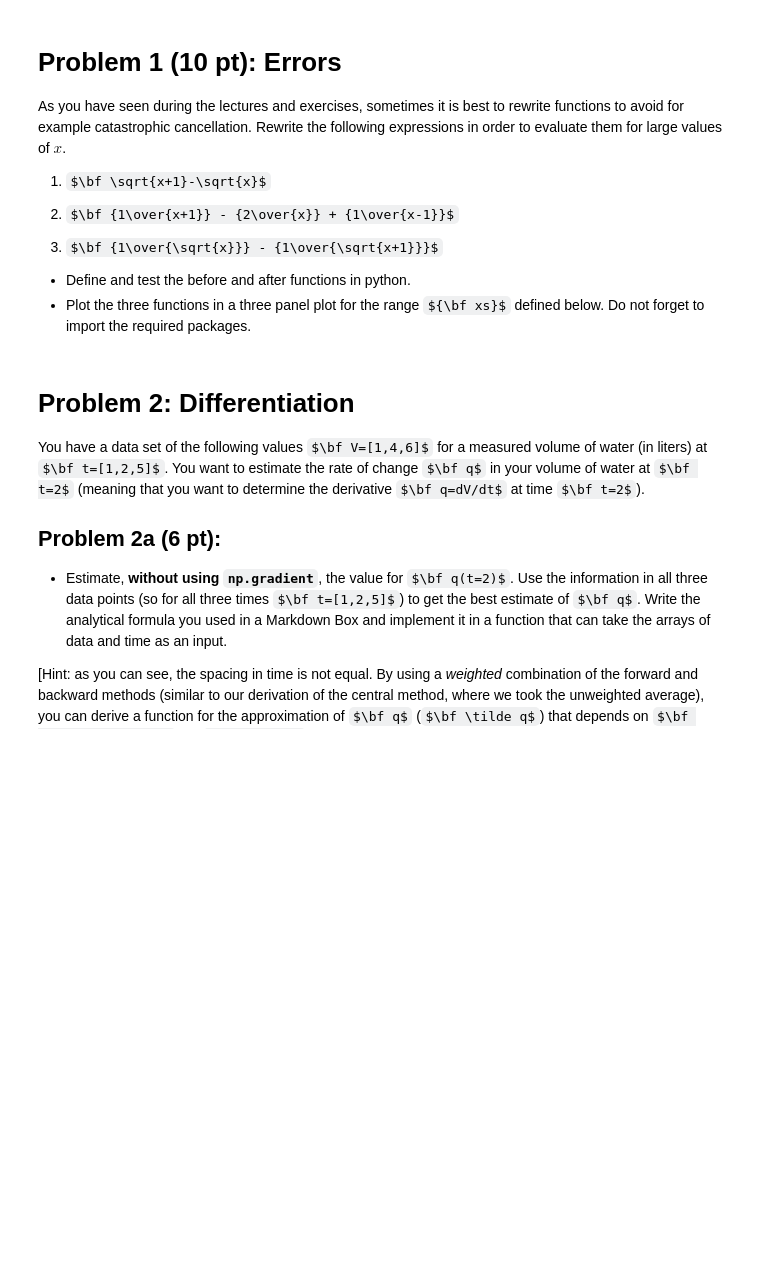
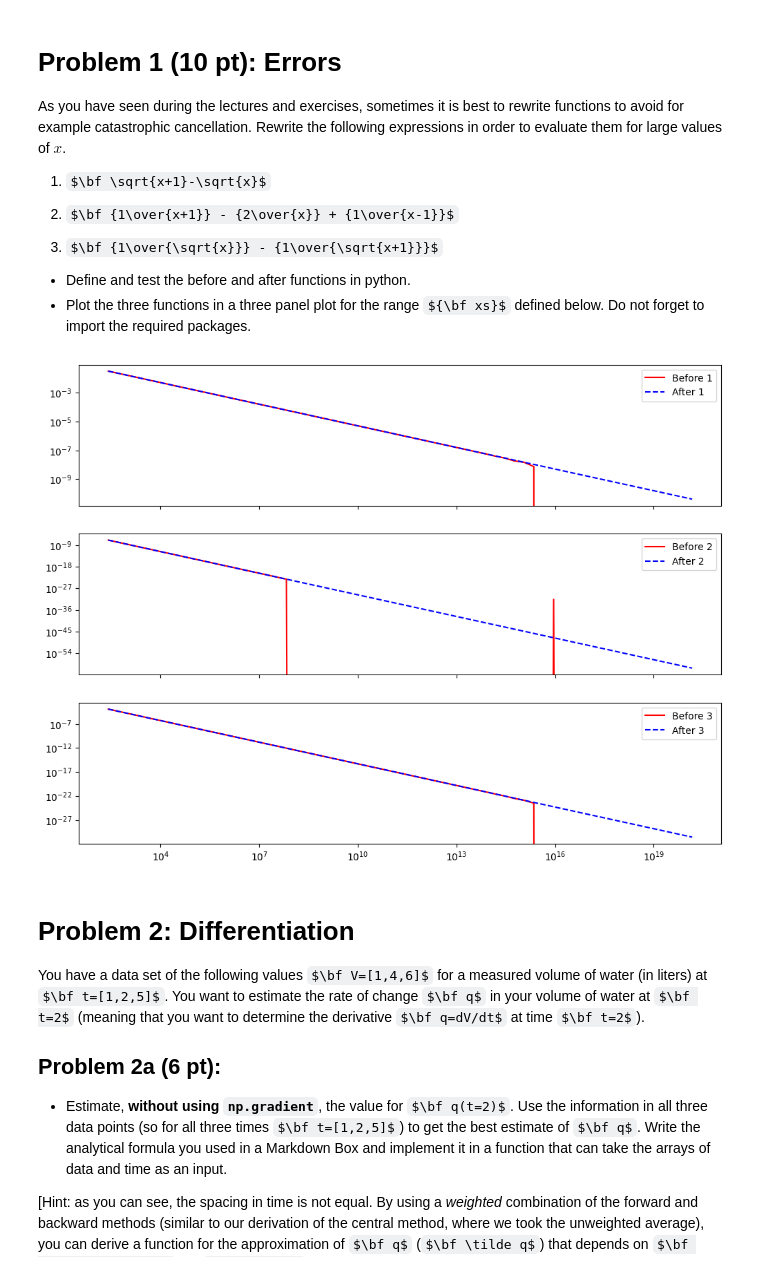
Before and after one commit to ufotermiten/Final_LP4, a Jupyter notebook: LP4_final_Group045.ipynb, the cells around one changed output. Drawn from its saved outputs; the diff is of its cells as text; code cells hidden in the pictures; some formulas as TeX source; blank space fills up the shorter version.

```diff
--- a/LP4_final_Group045.ipynb
+++ b/LP4_final_Group045.ipynb
@@ -26,11 +26,38 @@ Rewrite the following expressions in order to evaluate them for large values of
 - Plot the three functions in a three panel plot for the range ${\bf xs}$ defined below. Do not forget to import the required packages.
 # %%
 import sys
+import numpy as np
+import matplotlib.pyplot as plt
 large = sys.maxsize
-xs=[2.**i*large for i in range(-55,5)]
+xs=np.array([2.**i*large for i in range(-55,5)])
 
-# YOUR CODE HERE
-raise NotImplementedError()
+def before_1(x):
+    return np.sqrt(x+1) - np.sqrt(x)
+
+def after_1(x):
+    return 1/(np.sqrt(x+1)+np.sqrt(x))
+
+def before_2(x):
+    return 1/(x+1) - 2/(x) + 1/(x-1)
+
+def after_2(x):
+    return 2/(x**3-x)
+
+def before_3(x):
+    return 1/np.sqrt(x) - 1/np.sqrt(x+1)
+
+def after_3(x):
+    return 1/(x*np.sqrt(x+1)+ np.sqrt(x)*(x+1))
+functions = [[before_1,after_1],[before_2,after_2],[before_3,after_3]]
+fig, axs = plt.subplots(3,1,figsize=(12,9),sharex=True)
+
+for i,funcpair in enumerate(functions):
+    axs[i].plot(xs,funcpair[0](xs), c='r', label=f'Before {i+1}'.format())
+    axs[i].plot(xs,funcpair[1](xs),'--', c='b', label=f'After {i+1}'.format())
+    axs[i].legend()
+    axs[i].loglog()
+# %% [output]
+[figure, added]
 # %% [markdown]
 # Problem 2: Differentiation
 
```
Also changed, not shown: parts of 1 cell of this notebook.
